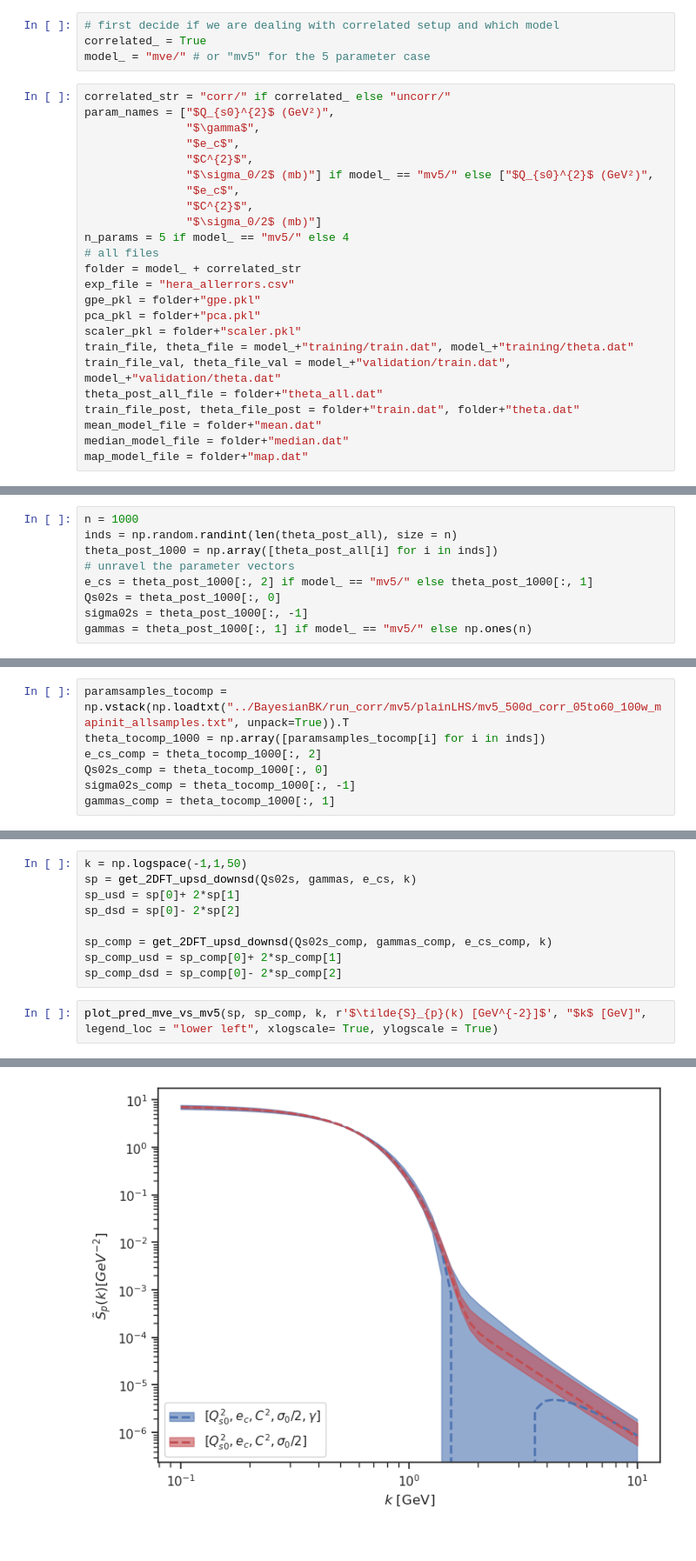
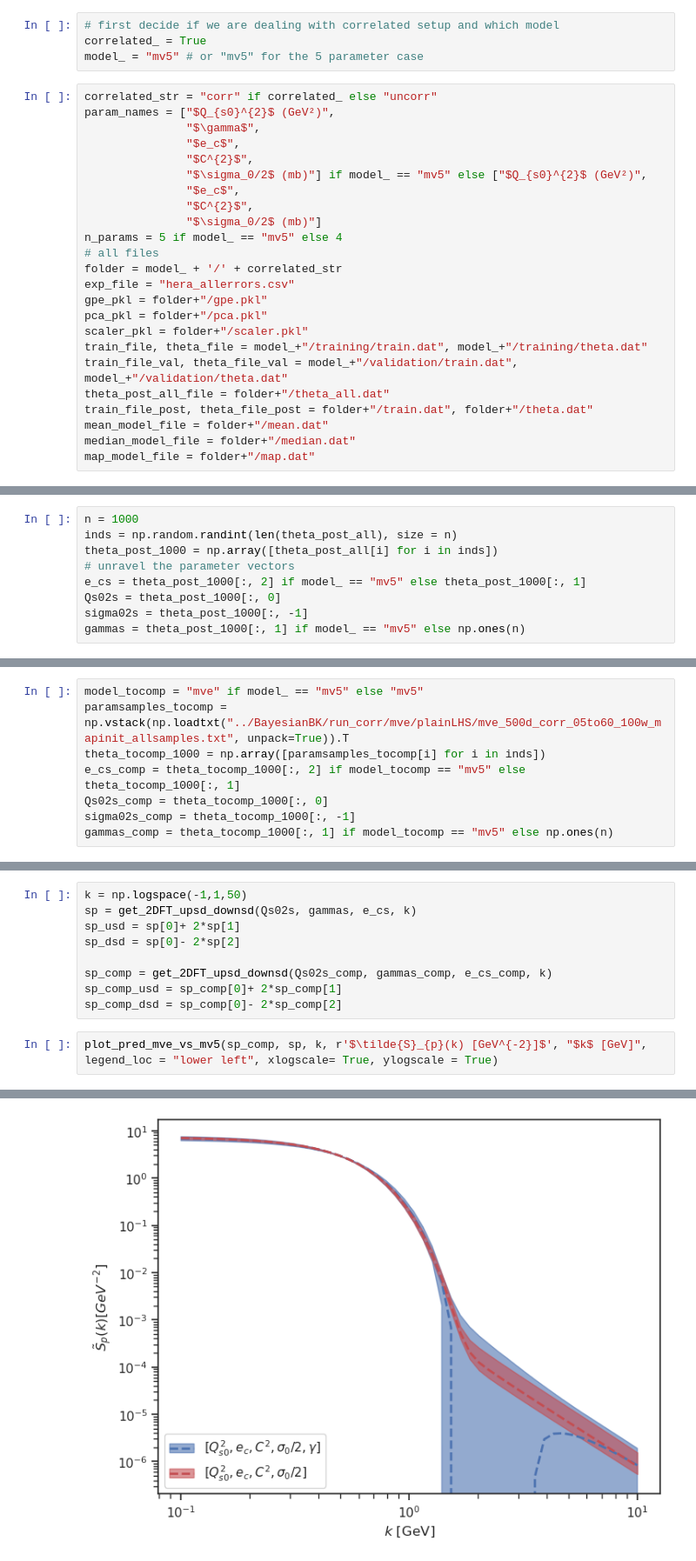
Before and after one commit to camcasuga/BayesianBK_results, a Jupyter notebook: analysis.ipynb, the cells around one changed output, grey strips where cells are left out. Shown at 87% size. Saved outputs shown, nothing was run; the diff lists cells and outputs as text.

```diff
--- a/analysis.ipynb
+++ b/analysis.ipynb
@@ -18,31 +18,31 @@ sns.set_style('ticks')
 # %%
 # first decide if we are dealing with correlated setup and which model
 correlated_ = True
-model_ = "mve/" # or "mv5" for the 5 parameter case
+model_ = "mv5" # or "mv5" for the 5 parameter case
 # %%
-correlated_str = "corr/" if correlated_ else "uncorr/"
+correlated_str = "corr" if correlated_ else "uncorr"
 param_names = ["$Q_{s0}^{2}$ (GeV²)",
                "$\gamma$",
                "$e_c$",
                "$C^{2}$",
-               "$\sigma_0/2$ (mb)"] if model_ == "mv5/" else ["$Q_{s0}^{2}$ (GeV²)",
+               "$\sigma_0/2$ (mb)"] if model_ == "mv5" else ["$Q_{s0}^{2}$ (GeV²)",
                "$e_c$",
                "$C^{2}$",
                "$\sigma_0/2$ (mb)"]
-n_params = 5 if model_ == "mv5/" else 4
+n_params = 5 if model_ == "mv5" else 4
 # all files
-folder = model_ + correlated_str
+folder = model_ + '/' + correlated_str
 exp_file = "hera_allerrors.csv"
-gpe_pkl = folder+"gpe.pkl"
-pca_pkl = folder+"pca.pkl"
-scaler_pkl = folder+"scaler.pkl"
-train_file, theta_file = model_+"training/train.dat", model_+"training/theta.dat"
-train_file_val, theta_file_val = model_+"validation/train.dat", model_+"validation/theta.dat"
-theta_post_all_file = folder+"theta_all.dat"
-train_file_post, theta_file_post = folder+"train.dat", folder+"theta.dat"
-mean_model_file = folder+"mean.dat"
-median_model_file = folder+"median.dat"
-map_model_file = folder+"map.dat"
+gpe_pkl = folder+"/gpe.pkl"
+pca_pkl = folder+"/pca.pkl"
+scaler_pkl = folder+"/scaler.pkl"
+train_file, theta_file = model_+"/training/train.dat", model_+"/training/theta.dat"
+train_file_val, theta_file_val = model_+"/validation/train.dat", model_+"/validation/theta.dat"
+theta_post_all_file = folder+"/theta_all.dat"
+train_file_post, theta_file_post = folder+"/train.dat", folder+"/theta.dat"
+mean_model_file = folder+"/mean.dat"
+median_model_file = folder+"/median.dat"
+map_model_file = folder+"/map.dat"
 # %%
 # load from files
 # Emulator and emulator predictions
@@ -202,19 +284,20 @@ n = 1000
 inds = np.random.randint(len(theta_post_all), size = n)
 theta_post_1000 = np.array([theta_post_all[i] for i in inds])
 # unravel the parameter vectors
-e_cs = theta_post_1000[:, 2] if model_ == "mv5/" else theta_post_1000[:, 1]
+e_cs = theta_post_1000[:, 2] if model_ == "mv5" else theta_post_1000[:, 1]
 Qs02s = theta_post_1000[:, 0]
 sigma02s = theta_post_1000[:, -1]
-gammas = theta_post_1000[:, 1] if model_ == "mv5/" else np.ones(n)
+gammas = theta_post_1000[:, 1] if model_ == "mv5" else np.ones(n)
 # %% [markdown]
 ## Initial Dipole Amplitude Shape
 # %%
-paramsamples_tocomp = np.vstack(np.loadtxt("../BayesianBK/run_corr/mv5/plainLHS/mv5_500d_corr_05to60_100w_mapinit_allsamples.txt", unpack=True)).T
+model_tocomp = "mve" if model_ == "mv5" else "mv5"
+paramsamples_tocomp = np.vstack(np.loadtxt("../BayesianBK/run_corr/mve/plainLHS/mve_500d_corr_05to60_100w_mapinit_allsamples.txt", unpack=True)).T
 theta_tocomp_1000 = np.array([paramsamples_tocomp[i] for i in inds])
-e_cs_comp = theta_tocomp_1000[:, 2]
+e_cs_comp = theta_tocomp_1000[:, 2] if model_tocomp == "mv5" else theta_tocomp_1000[:, 1]
 Qs02s_comp = theta_tocomp_1000[:, 0]
 sigma02s_comp = theta_tocomp_1000[:, -1]
-gammas_comp = theta_tocomp_1000[:, 1]
+gammas_comp = theta_tocomp_1000[:, 1] if model_tocomp == "mv5" else np.ones(n)
 # %%
 rs = np.logspace(-2,1,50)
 iBK = get_iBK_upsd_downsd(Qs02s, gammas, e_cs, rs)
@@ -314,6 +346,6 @@ sp_comp = get_2DFT_upsd_downsd(Qs02s_comp, gammas_comp, e_cs_comp, k)
 sp_comp_usd = sp_comp[0]+ 2*sp_comp[1]
 sp_comp_dsd = sp_comp[0]- 2*sp_comp[2]
 # %%
-plot_pred_mve_vs_mv5(sp, sp_comp, k, r'$\tilde{S}_{p}(k) [GeV^{-2}]$', "$k$ [GeV]", legend_loc = "lower left", xlogscale= True, ylogscale = True)
+plot_pred_mve_vs_mv5(sp_comp, sp, k, r'$\tilde{S}_{p}(k) [GeV^{-2}]$', "$k$ [GeV]", legend_loc = "lower left", xlogscale= True, ylogscale = True)
 # %% [output]
 (<Figure size 800x600 with 1 Axes>,
@@ -321 +353 @@ plot_pred_mve_vs_mv5(sp, sp_comp, k, r'$\tilde{S}_{p}(k) [GeV^{-2}]$', "$k$ [GeV
-[figure, old version]
+[figure, new version]
```
Also changed, not shown: parts of 21 cells of this notebook, 14 other files.
